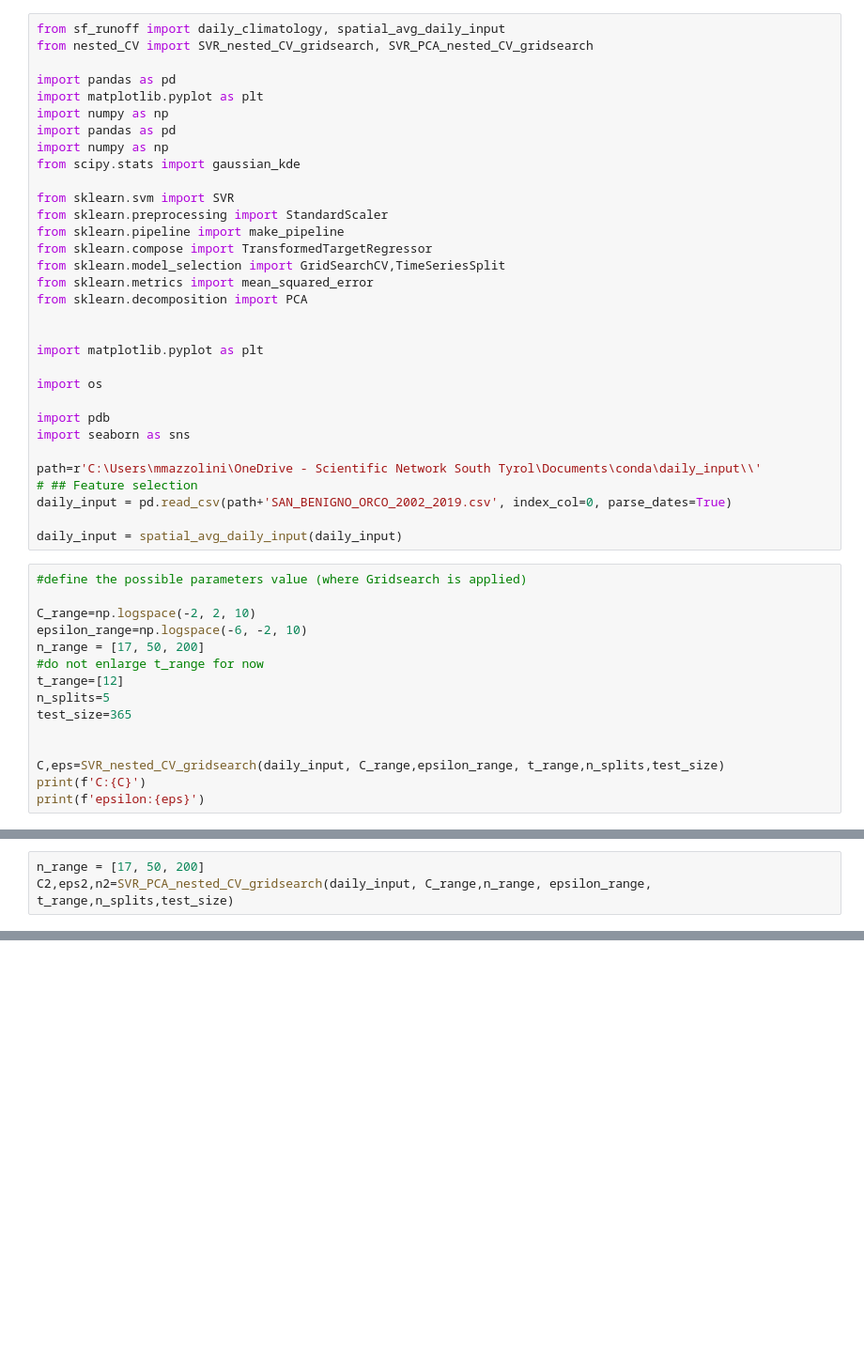
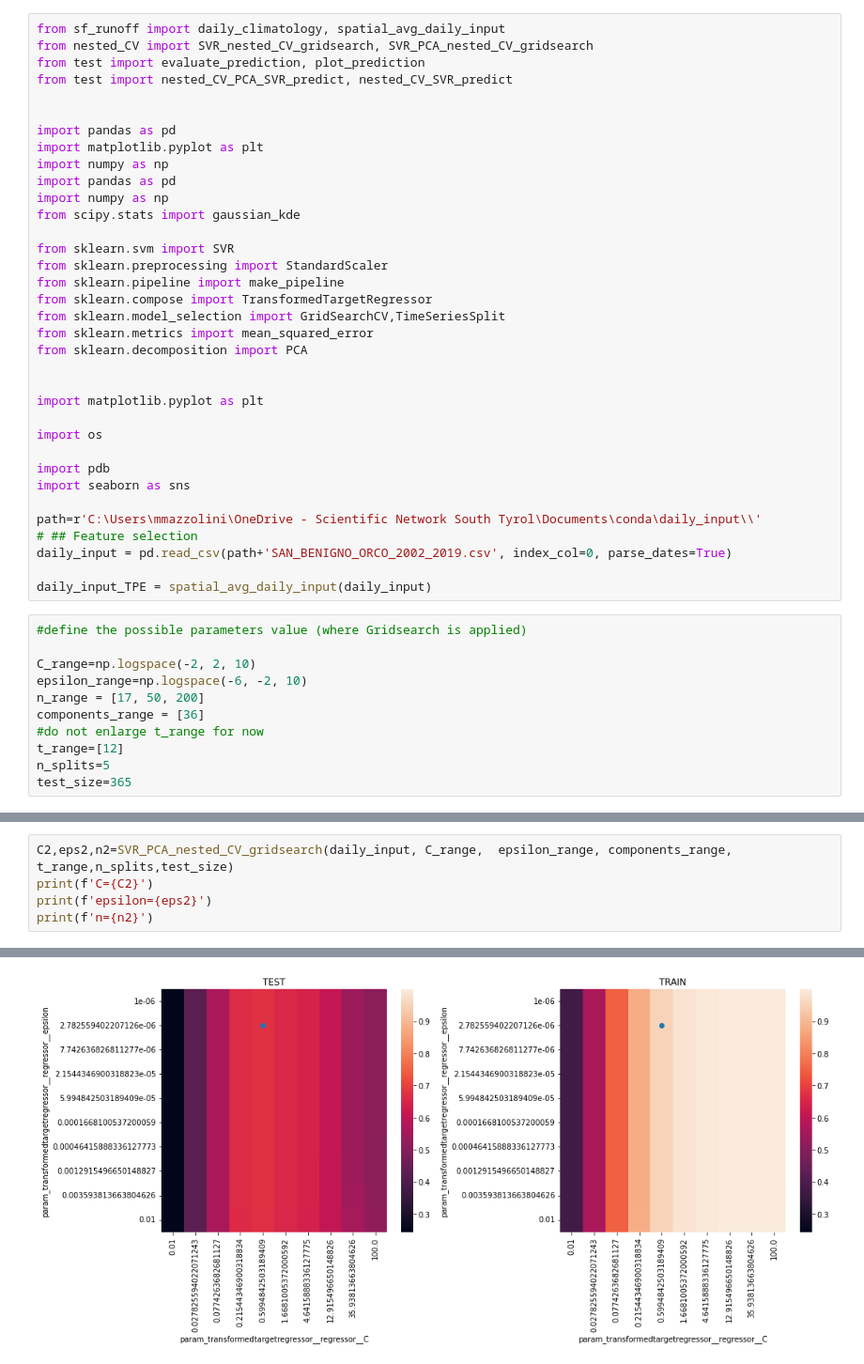
Before and after one commit to mmazzolini/Runoff_prediction, a Jupyter notebook: SAN_BENIGNO.ipynb, the cells around one changed output, grey strips where cells are left out. Shown at 94% size. Saved outputs shown, nothing was run; the diff lists cells and outputs as text; blank space fills up the shorter version.

```diff
--- a/SAN_BENIGNO.ipynb
+++ b/SAN_BENIGNO.ipynb
@@ -1,6 +1,9 @@
 # %%
 from sf_runoff import daily_climatology, spatial_avg_daily_input
 from nested_CV import SVR_nested_CV_gridsearch, SVR_PCA_nested_CV_gridsearch
+from test import evaluate_prediction, plot_prediction
+from test import nested_CV_PCA_SVR_predict, nested_CV_SVR_predict
+
 
 import pandas as pd
 import matplotlib.pyplot as plt
@@ -29,19 +32,15 @@ path=r'C:\Users\mmazzolini\OneDrive - Scientific Network South Tyrol\Documents\c
 # ## Feature selection
 daily_input = pd.read_csv(path+'SAN_BENIGNO_ORCO_2002_2019.csv', index_col=0, parse_dates=True)
 
-daily_input = spatial_avg_daily_input(daily_input)
+daily_input_TPE = spatial_avg_daily_input(daily_input)
 # %%
 #define the possible parameters value (where Gridsearch is applied)
 
 C_range=np.logspace(-2, 2, 10)
 epsilon_range=np.logspace(-6, -2, 10)
 n_range = [17, 50, 200]
+components_range = [36]
 #do not enlarge t_range for now
 t_range=[12]
 n_splits=5
 test_size=365
-
-
-C,eps=SVR_nested_CV_gridsearch(daily_input, C_range,epsilon_range, t_range,n_splits,test_size)
-print(f'C:{C}')
-print(f'epsilon:{eps}')
@@ -52,3 +49,6 @@ Fitting 1 folds for each of 100 candidates, totalling 100 fits
 # %%
-n_range = [17, 50, 200]
-C2,eps2,n2=SVR_PCA_nested_CV_gridsearch(daily_input, C_range,n_range, epsilon_range, t_range,n_splits,test_size)
+C2,eps2,n2=SVR_PCA_nested_CV_gridsearch(daily_input, C_range,  epsilon_range, components_range, t_range,n_splits,test_size)
+print(f'C={C2}')
+print(f'epsilon={eps2}')
+print(f'n={n2}')
+# %% [output]
@@ -54,0 +60 @@ C2,eps2,n2=SVR_PCA_nested_CV_gridsearch(daily_input, C_range,n_range, epsilon_ra
+[figure, added]
```
Also changed, not shown: parts of 17 cells of this notebook, 7 other files.
